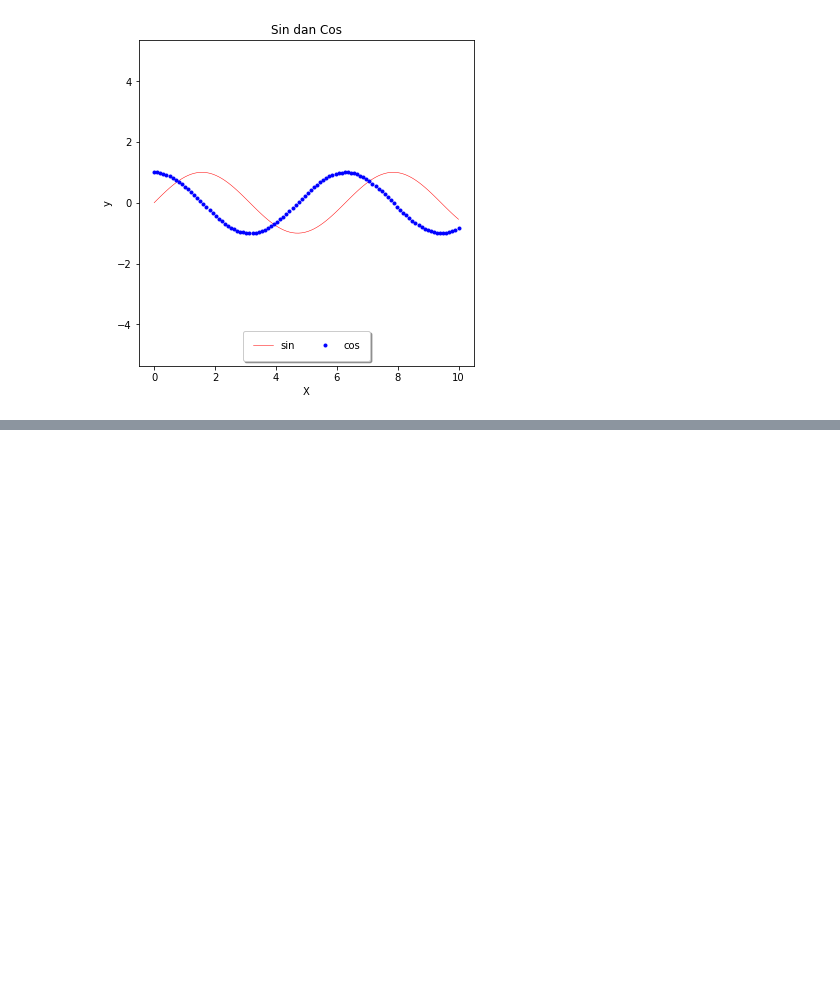
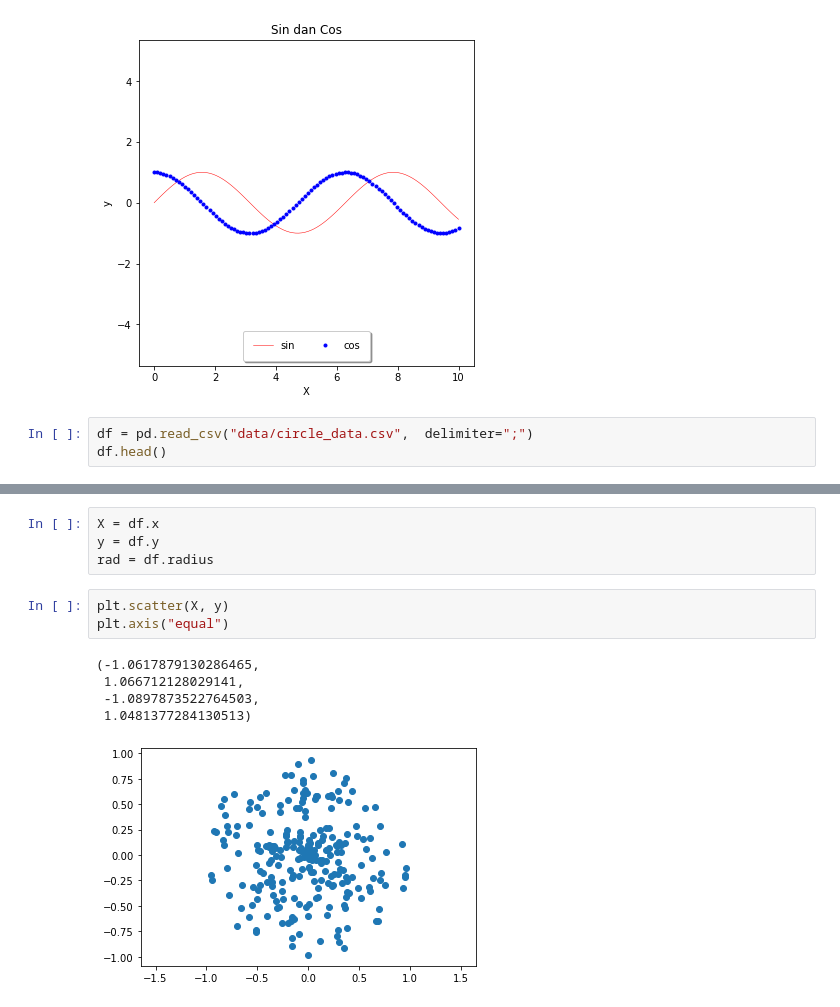
Before and after one commit to oyputra/supervised-learning, a Jupyter notebook: 03 - Matplotlib Intro/Part 1 - Matplotlib.ipynb, the cells around one changed output, grey strips where cells are left out. Saved outputs shown, nothing was run; the diff lists cells and outputs as text; blank space fills up the shorter version.

Commit message:
scatter plot di matplotlib

```diff
--- a/03 - Matplotlib Intro/Part 1 - Matplotlib.ipynb
+++ b/03 - Matplotlib Intro/Part 1 - Matplotlib.ipynb
@@ -80,3 +80,6 @@ ax.legend(loc='lower center', ncol=2, shadow=True, borderpad=1)
 # %% [output]
 <matplotlib.legend.Legend at 0x...>
 [figure]
+# %%
+df = pd.read_csv("data/circle_data.csv",  delimiter=";")
+df.head()
@@ -82,0 +93,13 @@ ax.legend(loc='lower center', ncol=2, shadow=True, borderpad=1)
+# %%
+X = df.x
+y = df.y
+rad = df.radius
+# %%
+plt.scatter(X, y)
+plt.axis("equal")
+# %% [output]
+(-1.0617879130286465,
+ 1.066712128029141,
+ -1.0897873522764503,
+ 1.0481377284130513)
+[figure, added]
```
Also changed, not shown: parts of 3 cells of this notebook.
